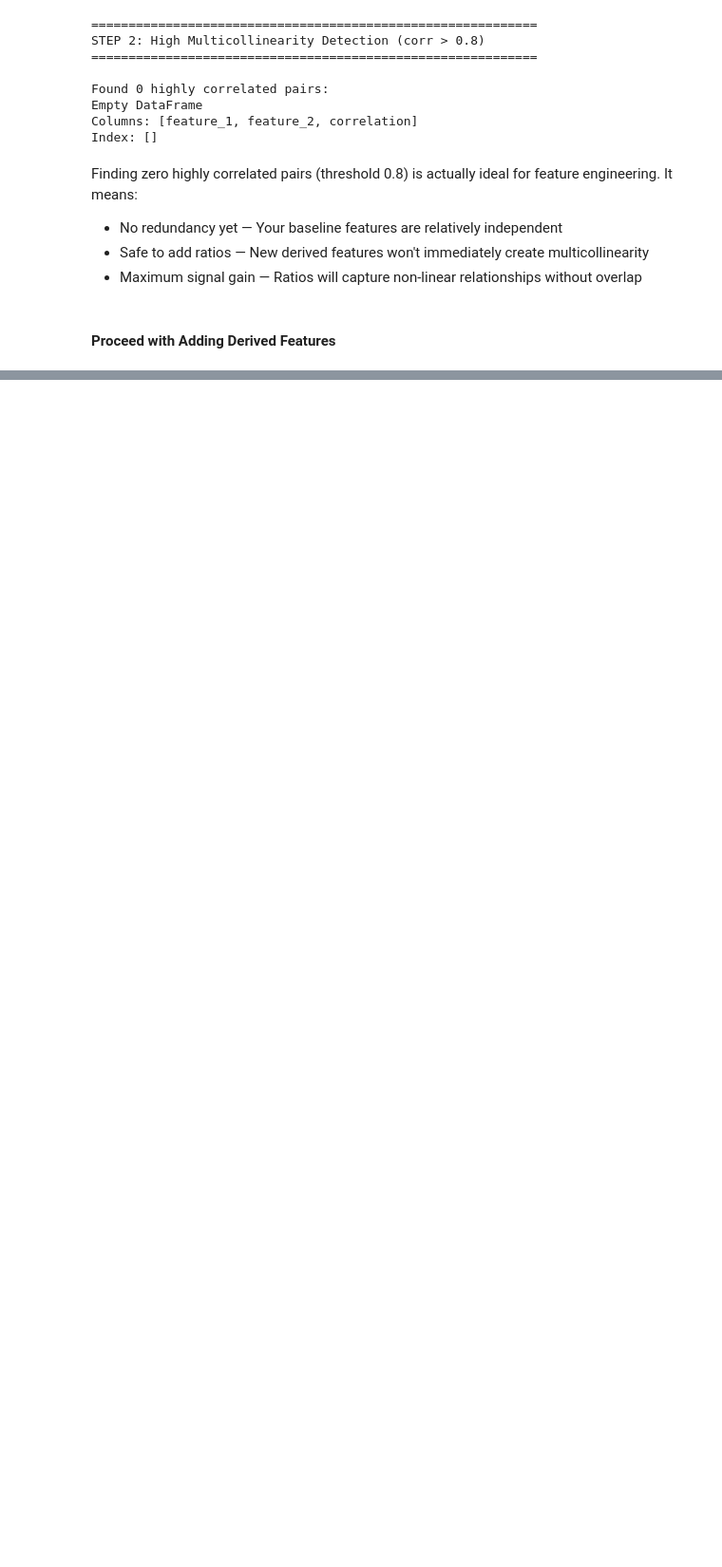
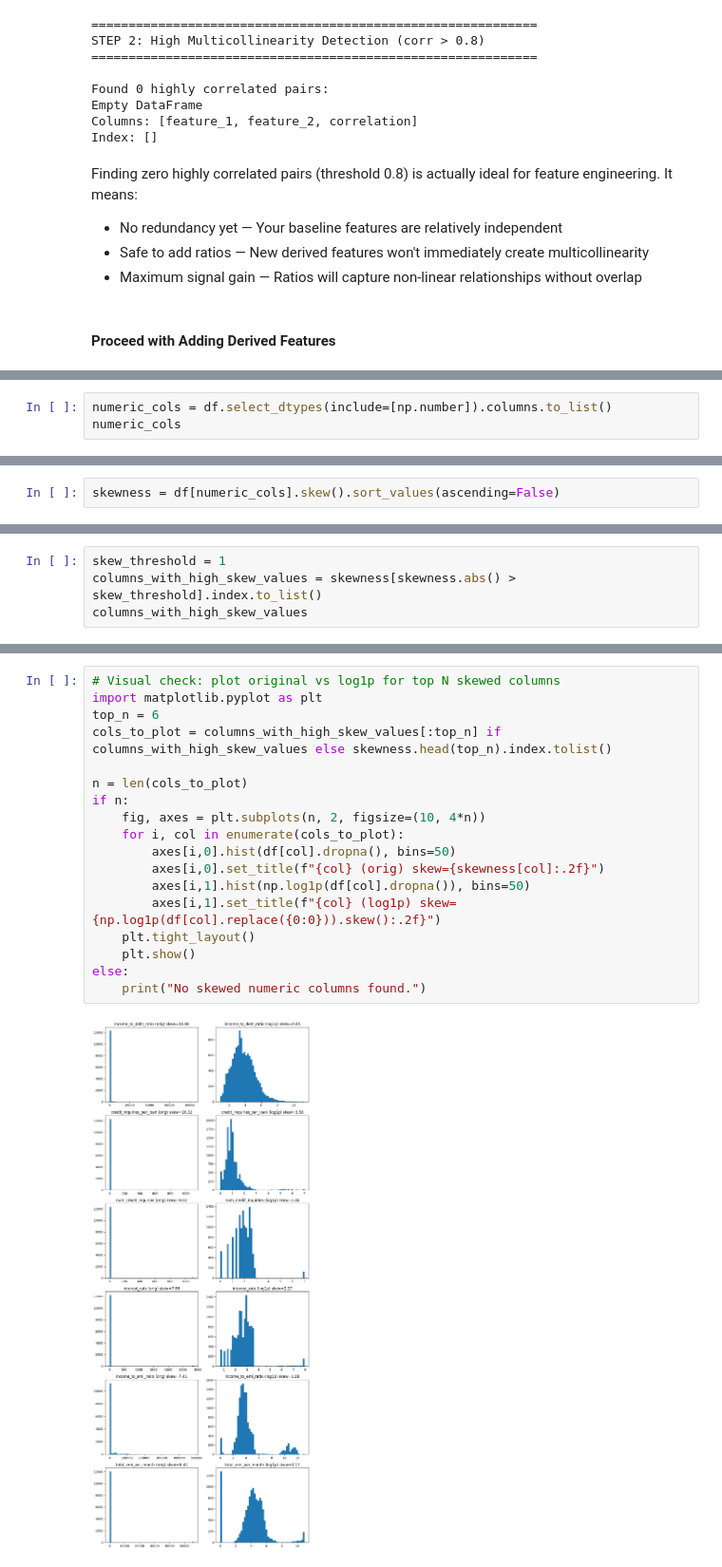
Before and after one commit to ArkadiyShuvaev/Customer-Risk-Prediction-from-Financial-Behavior, a Jupyter notebook: notebooks/02_feature_engineering.ipynb, the cells around one changed output, grey strips where cells are left out. Shown at 95% size. Saved outputs shown, nothing was run; the diff lists cells and outputs as text; blank space fills up the shorter version.

```diff
--- a/notebooks/02_feature_engineering.ipynb
+++ b/notebooks/02_feature_engineering.ipynb
@@ -382,0 +308,3 @@ Name: credit_score_numeric, dtype: float64
+# %%
+numeric_cols = df.select_dtypes(include=[np.number]).columns.to_list()
+numeric_cols
@@ -382,0 +329,2 @@ Name: credit_score_numeric, dtype: float64
+# %%
+skewness = df[numeric_cols].skew().sort_values(ascending=False)
@@ -382,0 +351,4 @@ Name: credit_score_numeric, dtype: float64
+# %%
+skew_threshold = 1
+columns_with_high_skew_values = skewness[skewness.abs() > skew_threshold].index.to_list()
+columns_with_high_skew_values
@@ -382,0 +373,20 @@ Name: credit_score_numeric, dtype: float64
+# %%
+# Visual check: plot original vs log1p for top N skewed columns
+import matplotlib.pyplot as plt
+top_n = 6
+cols_to_plot = columns_with_high_skew_values[:top_n] if columns_with_high_skew_values else skewness.head(top_n).index.tolist()
+
+n = len(cols_to_plot)
+if n:
+    fig, axes = plt.subplots(n, 2, figsize=(10, 4*n))
+    for i, col in enumerate(cols_to_plot):
+        axes[i,0].hist(df[col].dropna(), bins=50)
+        axes[i,0].set_title(f"{col} (orig) skew={skewness[col]:.2f}")
+        axes[i,1].hist(np.log1p(df[col].dropna()), bins=50)
+        axes[i,1].set_title(f"{col} (log1p) skew={np.log1p(df[col].replace({0:0})).skew():.2f}")
+    plt.tight_layout()
+    plt.show()
+else:
+    print("No skewed numeric columns found.")
+# %% [output]
+[figure, added]
```
Also changed, not shown: parts of 21 cells of this notebook, 12 other files.
